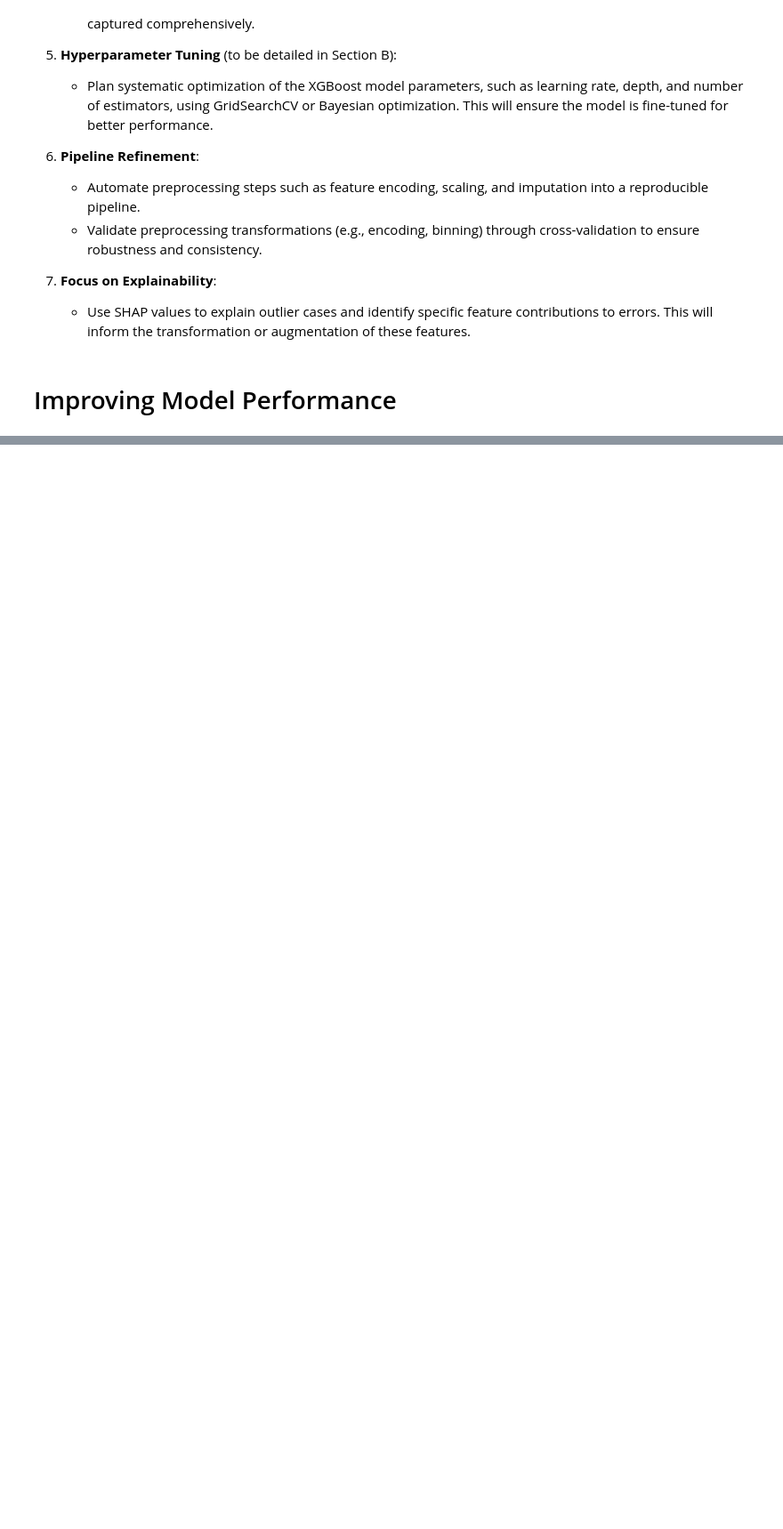
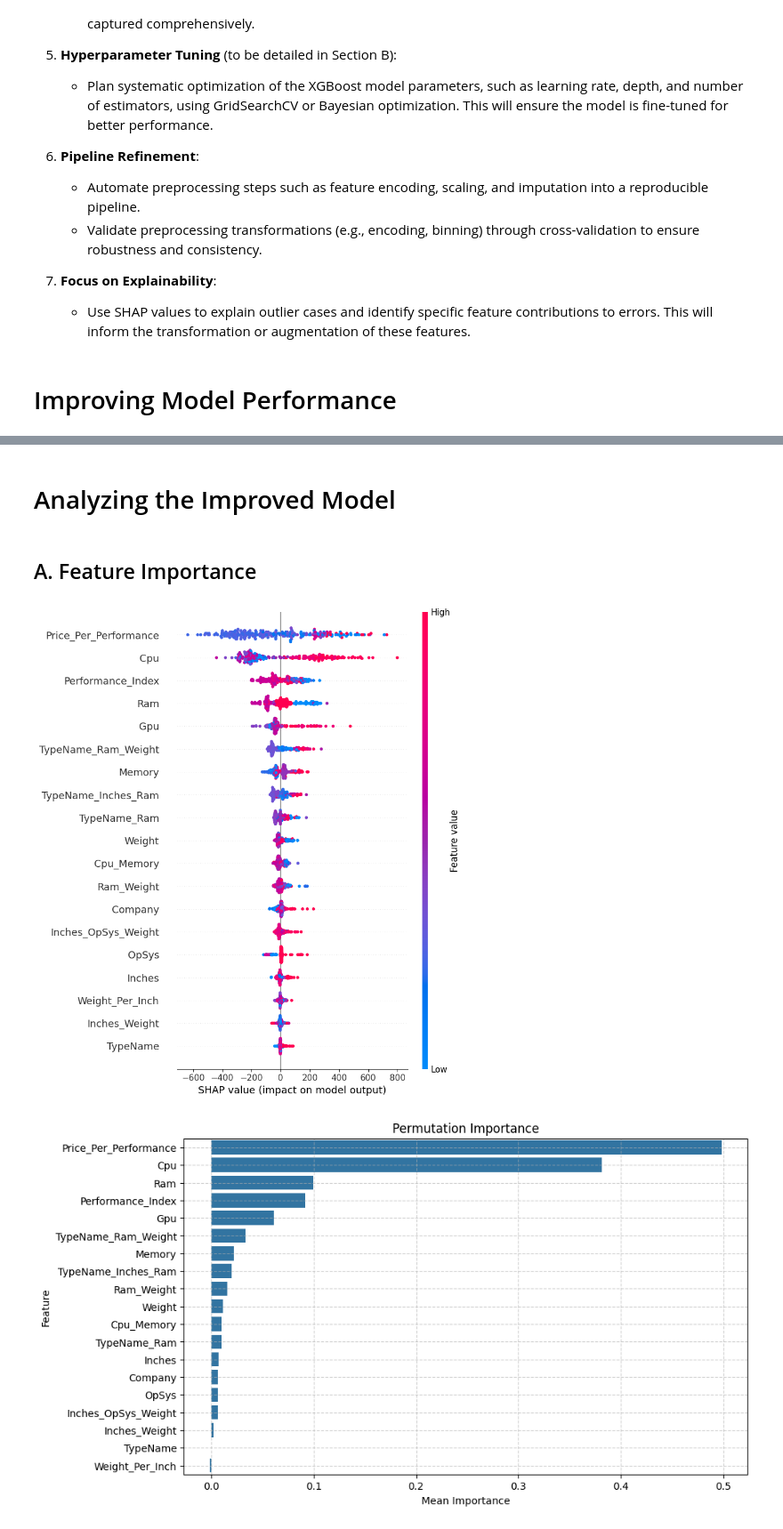
Before and after one commit to EliyaRabia/Tabular-Data-Project, a Jupyter notebook: part2.ipynb, the cells around one changed output, grey strips where cells are left out. Shown at 89% size. Drawn from its saved outputs; the diff is of its cells as text; code cells hidden in the pictures; blank space fills up the shorter version.

```diff
--- a/part2.ipynb
+++ b/part2.ipynb
@@ -275,15 +275,12 @@ plt.show()
 # %% [markdown]
 # Improving Model Performance
 # %%
-import pandas as pd
-import numpy as np
 from itertools import combinations
 from sklearn.model_selection import train_test_split, GridSearchCV
 from sklearn.preprocessing import LabelEncoder, StandardScaler
 from sklearn.impute import SimpleImputer
 from sklearn.metrics import mean_absolute_error, mean_squared_error, r2_score
-import xgboost as xgb
-import shap
+from sklearn.preprocessing import MinMaxScaler
 
 # Load the dataset and preprocess
 improve_data = model_data.copy()
@@ -312,11 +309,10 @@ improve_data['Resolution_Category'] = improve_data['ScreenResolution'].apply(cat
 improve_data['Resolution_Category'] = LabelEncoder().fit_transform(improve_data['Resolution_Category'])
 improve_data.drop(columns=['ScreenResolution'], inplace=True)
 
-
-# Encode categorical variables
-categorical_features = improve_data.select_dtypes(include=['object']).columns
-for feature in categorical_features:
-    improve_data[feature] = LabelEncoder().fit_transform(improve_data[feature])
+# Scale numeric features except for the target
+scaler = MinMaxScaler()
+numeric_features = improve_data.select_dtypes(include=[np.number]).drop(columns=['Price']).columns
+improve_data[numeric_features] = scaler.fit_transform(improve_data[numeric_features])
 
 # Scale numeric features except for the target
 scaler = StandardScaler()
@@ -338,8 +334,8 @@ param_grid = {
 }
 
 # Initialize the XGBoost model
-xgb_model = xgb.XGBRegressor(random_state=42)
-grid_search = GridSearchCV(estimator=xgb_model, param_grid=param_grid, scoring='neg_mean_squared_error', cv=3, verbose=2, n_jobs=-1)
+xgb_model = xgb.XGBRegressor(random_state=42, enable_categorical=True)
+grid_search = GridSearchCV(estimator=xgb_model, param_grid=param_grid, scoring='neg_mean_squared_error', cv=3, verbose=0, n_jobs=-1)
 grid_search.fit(X_train, y_train)
 
 # Best model
@@ -605 +589,54 @@ plt.show()
 [figure]
+# %% [markdown]
+# Analyzing the Improved Model
+# %% [markdown]
+## A. Feature Importance
+# %%
+from sklearn.inspection import permutation_importance
+
+# Calculate SHAP values
+explainer = shap.Explainer(xgb_model_new, X_train_new)
+shap_values = explainer(X_test_new)
+
+# Summary plot
+shap.summary_plot(shap_values, X_test_new)
+
+# Permutation importance
+perm_importance = permutation_importance(xgb_model_new, X_test_new, y_test_new, n_repeats=10, random_state=42)
+
+# Create a DataFrame for permutation importance
+perm_df = pd.DataFrame({
+    'Feature': X_test_new.columns,
+    'Importance': perm_importance.importances_mean
+}).sort_values(by='Importance', ascending=False)
+
+# Plot permutation importance
+plt.figure(figsize=(10, 6))
+sns.barplot(x='Importance', y='Feature', data=perm_df)
+plt.title("Permutation Importance")
+plt.xlabel("Mean Importance")
+plt.ylabel("Feature")
+plt.grid(True, linestyle='--', alpha=0.6)
+plt.show()
+
+# Correlation matrix
+correlation_matrix = improve_data.corr()
+
+# Correlation with the target variable
+target_corr = correlation_matrix['Price'].drop('Price').sort_values(ascending=False)
+
+# Plot correlation
+plt.figure(figsize=(10, 6))
+sns.barplot(x=target_corr.values, y=target_corr.index)
+plt.title("Correlation Between Features and Price")
+plt.xlabel("Correlation Coefficient")
+plt.ylabel("Feature")
+plt.grid(True, linestyle='--', alpha=0.6)
+plt.show()
+
+# Sort feature importances
+sorted_importance = perm_df.sort_values(by='Importance', ascending=False)
+sorted_importance['Cumulative Importance'] = sorted_importance['Importance'].cumsum()
+# %% [output]
+[figure, added]
+[figure, added]
```
Also changed, not shown: parts of 8 cells of this notebook.
